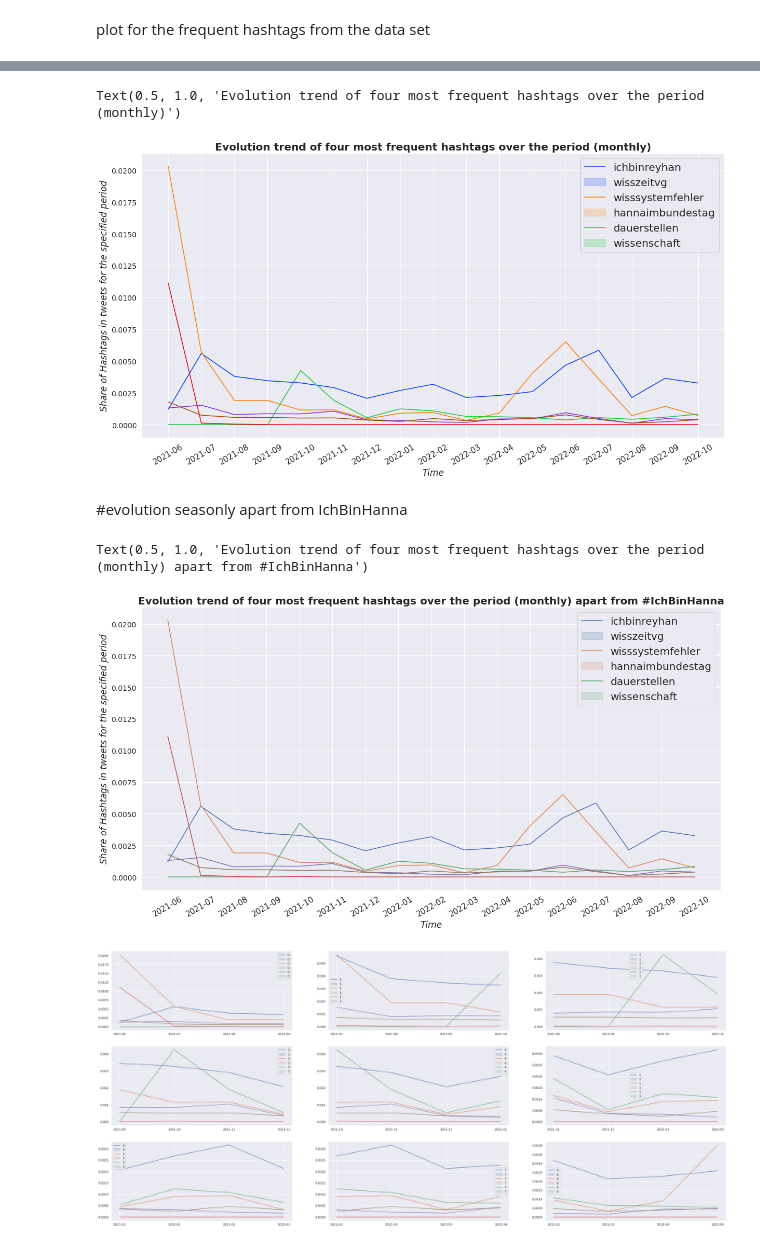
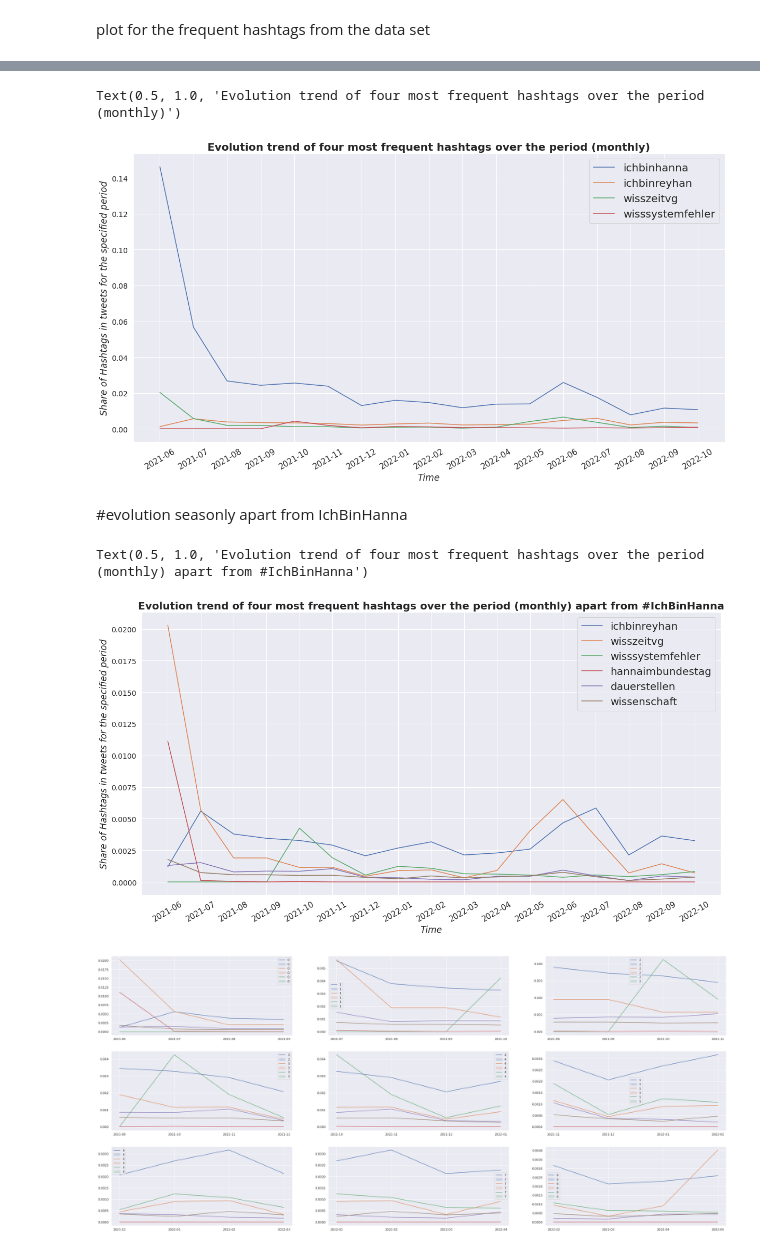
Before and after one commit to moinam/TweetAnalyzer, a Jupyter notebook: Trend_Evaluation_Hashtag Analysis_Graphs.ipynb, the cells around one changed output, grey strips where cells are left out. Cells and saved outputs as stored; diff of their text form; code cells hidden in the pictures.

```diff
--- a/Trend_Evaluation_Hashtag Analysis_Graphs.ipynb
+++ b/Trend_Evaluation_Hashtag Analysis_Graphs.ipynb
@@ -70,2 +53,0 @@ with open('extracted_tweets_dataset.csv','r',encoding='utf-8') as file:
-# %%
-lis.pop(0)
@@ -74,2 +53,0 @@ lis.pop(0)
-# %%
-lis.sort()
@@ -91,3 +53,0 @@ for i in lis:
-# %%
-date=list(counts_dic.keys())
-count=list(counts_dic.values())
@@ -466,7 +343,7 @@ lis.count('ichbinhanna')
 #get most frequent hashtags and sort them based on their freuency
 l=[(i,lis.count(i)/len(lis)) for i in hashtags_in_DS if lis.count(i)>350]
 # %%
-l.sort(reverse=True , key= lambda k:k[1])-
+l.sort(reverse=True , key= lambda k:k[1])
 # %%
 l
 # %% [output]
@@ -535,21 +412,22 @@ plt.show()
 # %%
 %matplotlib inline
-sns.set(style="darkgrid")
-sns.set_palette("bright",n_colors=9)
+#sns.set(style="darkgrid")
+#sns.set_palette("bright",n_colors=9)
 fig = plt.figure(figsize = (20, 10))
 for i in hashlist_from_database:
-  sns.lineplot(x=date,y=np.array(hashtag_num_list(i))/np.size(lis))#/summ
+  #sns.lineplot(x=date,y=np.array(hashtag_num_list(i))/np.size(lis))
+  plt.plot(date,np.array(hashtag_num_list(i))/np.size(lis))#/summ
 
 plt.legend([j for j in hashlist_from_database], fontsize=20)
 plt.xticks(fontsize = 15, rotation=30)
 plt.yticks(fontsize = 14)
 
 plt.xlabel("Time",fontsize = 17,fontstyle="italic")
 plt.ylabel("Share of Hashtags in tweets for the specified period",fontsize = 17,fontstyle="italic")
 plt.title("Evolution trend of four most frequent hashtags over the period (monthly)",fontsize = 20,fontweight="bold")
 # %% [output]
 Text(0.5, 1.0, 'Evolution trend of four most frequent hashtags over the period (monthly)')
-[figure, old version]
+[figure, new version]
 # %%
 #hashnum=list()
 #for i in hashlist_from_database:
@@ -565,7 +443,8 @@ hashlist_from_database=[i[0] for i in l][1:7]
 #hashlist_from_database=hashlist_from_database[0:4]
 fig = plt.figure(figsize = (20, 10))
 for i in hashlist_from_database:
-  sns.lineplot(x=date,y=np.array(hashtag_num_list(i))/np.size(lis))#/summ
+  #sns.lineplot(x=date,y=np.array(hashtag_num_list(i))/np.size(lis))#/summ
+  plt.plot(date,np.array(hashtag_num_list(i))/np.size(lis))
 
 plt.legend([j for j in hashlist_from_database ], fontsize=20)
 plt.xticks(fontsize = 15, rotation=30)
@@ -576,7 +455,7 @@ plt.ylabel("Share of Hashtags in tweets for the specified period",fontsize = 17,
 plt.title("Evolution trend of four most frequent hashtags over the period (monthly) apart from #IchBinHanna",fontsize = 20,fontweight="bold")
 # %% [output]
 Text(0.5, 1.0, 'Evolution trend of four most frequent hashtags over the period (monthly) apart from #IchBinHanna')
-[figure, old version]
+[figure, new version]
 # %%
 %matplotlib inline
 sns.set(style="darkgrid")
```
Also changed, not shown: parts of 35 cells of this notebook, 1 other file.
